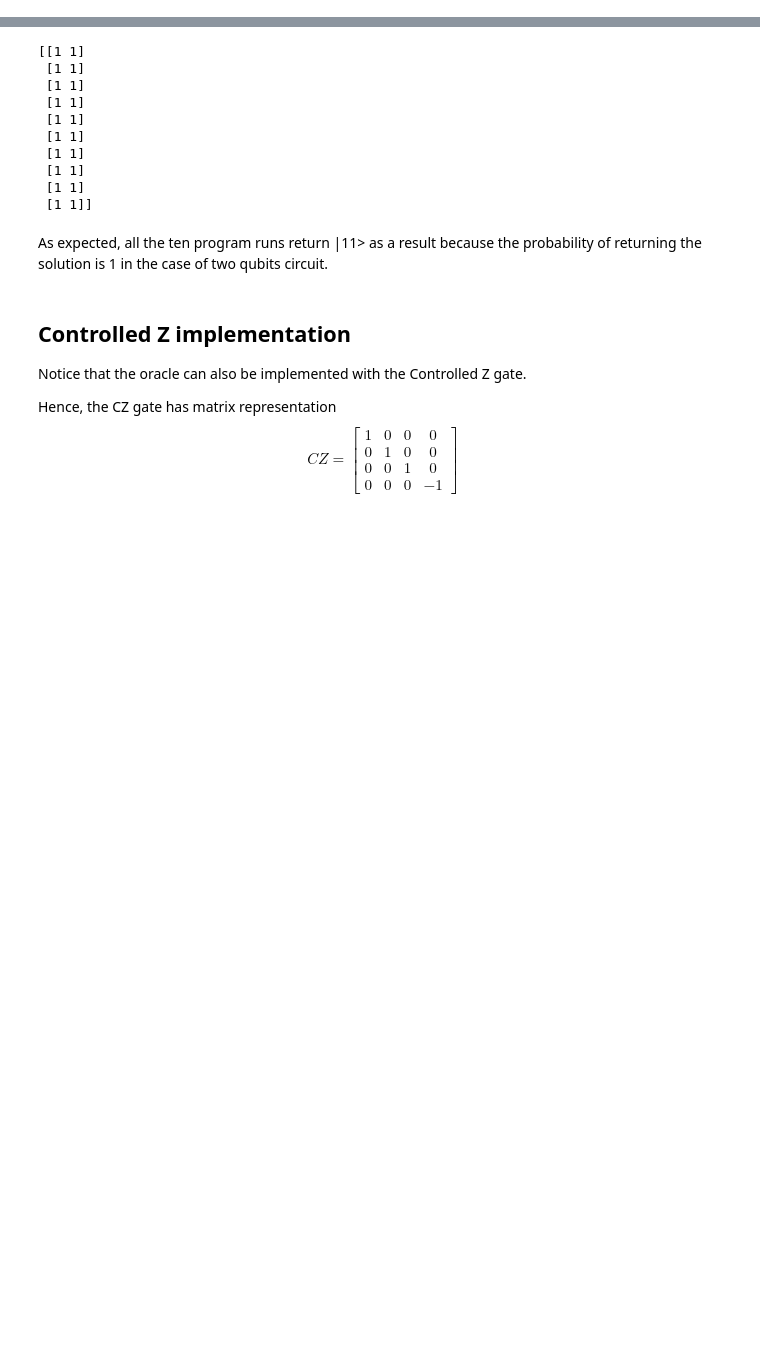
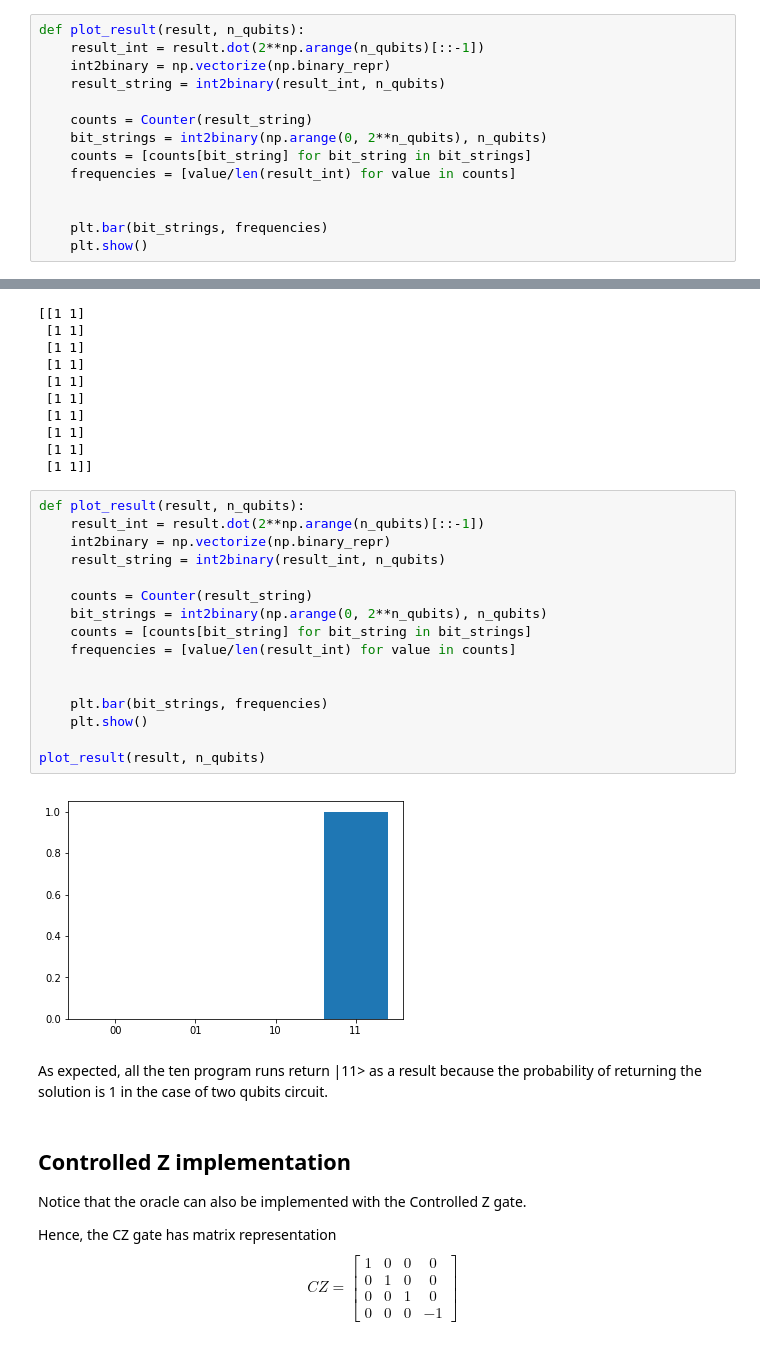
Before and after one commit to zommiommy/quantum_research, a Jupyter notebook: Grover/2_grover_rigetti_2qubits.ipynb, the cells around one changed output, grey strips where cells are left out. Saved outputs shown, nothing was run; the diff lists cells and outputs as text; blank space fills up the shorter version.

Commit message:
Add plots to 2 and n qubits & some corrections

```diff
--- a/Grover/2_grover_rigetti_2qubits.ipynb
+++ b/Grover/2_grover_rigetti_2qubits.ipynb
@@ -154,6 +157,20 @@ H 1
 DECLARE ro BIT[2]
 MEASURE 0 ro[0]
 MEASURE 1 ro[1]
+# %%
+def plot_result(result, n_qubits):
+    result_int = result.dot(2**np.arange(n_qubits)[::-1])
+    int2binary = np.vectorize(np.binary_repr)
+    result_string = int2binary(result_int, n_qubits)
+
+    counts = Counter(result_string)
+    bit_strings = int2binary(np.arange(0, 2**n_qubits), n_qubits)
+    counts = [counts[bit_string] for bit_string in bit_strings]
+    frequencies = [value/len(result_int) for value in counts]
+
+
+    plt.bar(bit_strings, frequencies)
+    plt.show()
 # %%
 #Execute the algorithm 10 times
 p.wrap_in_numshots_loop(10)
@@ -173,6 +190,24 @@ print(result)
  [1 1]
  [1 1]
  [1 1]]
+# %%
+def plot_result(result, n_qubits):
+    result_int = result.dot(2**np.arange(n_qubits)[::-1])
+    int2binary = np.vectorize(np.binary_repr)
+    result_string = int2binary(result_int, n_qubits)
+
+    counts = Counter(result_string)
+    bit_strings = int2binary(np.arange(0, 2**n_qubits), n_qubits)
+    counts = [counts[bit_string] for bit_string in bit_strings]
+    frequencies = [value/len(result_int) for value in counts]
+
+
+    plt.bar(bit_strings, frequencies)
+    plt.show()
+
+plot_result(result, n_qubits)
+# %% [output]
+[figure, added]
 # %% [markdown]
 As expected, all the ten program runs return |11> as a result because the probability of returning the solution is 1 in the case of two qubits circuit.<br><br>
 
```
Also changed, not shown: parts of 6 cells of this notebook, 2 other files.
